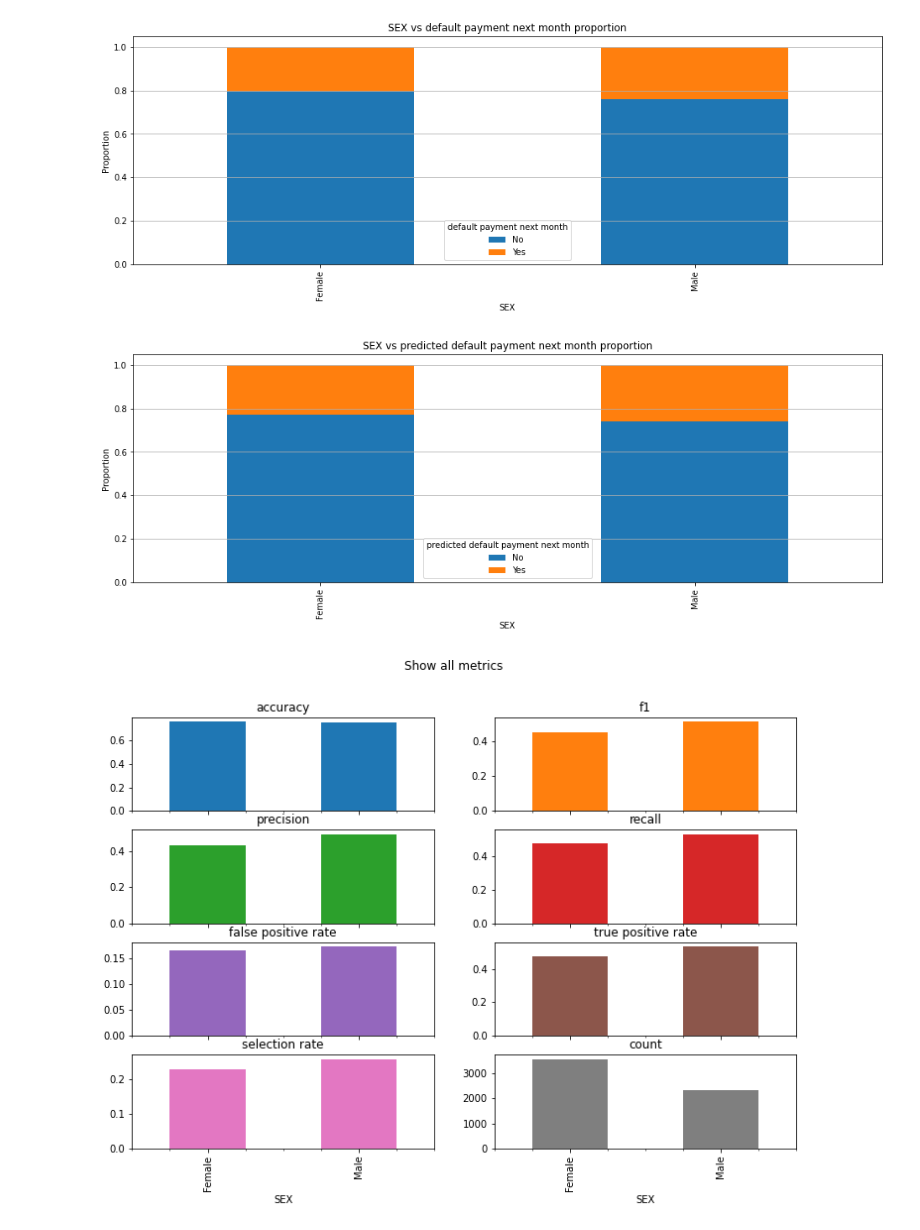
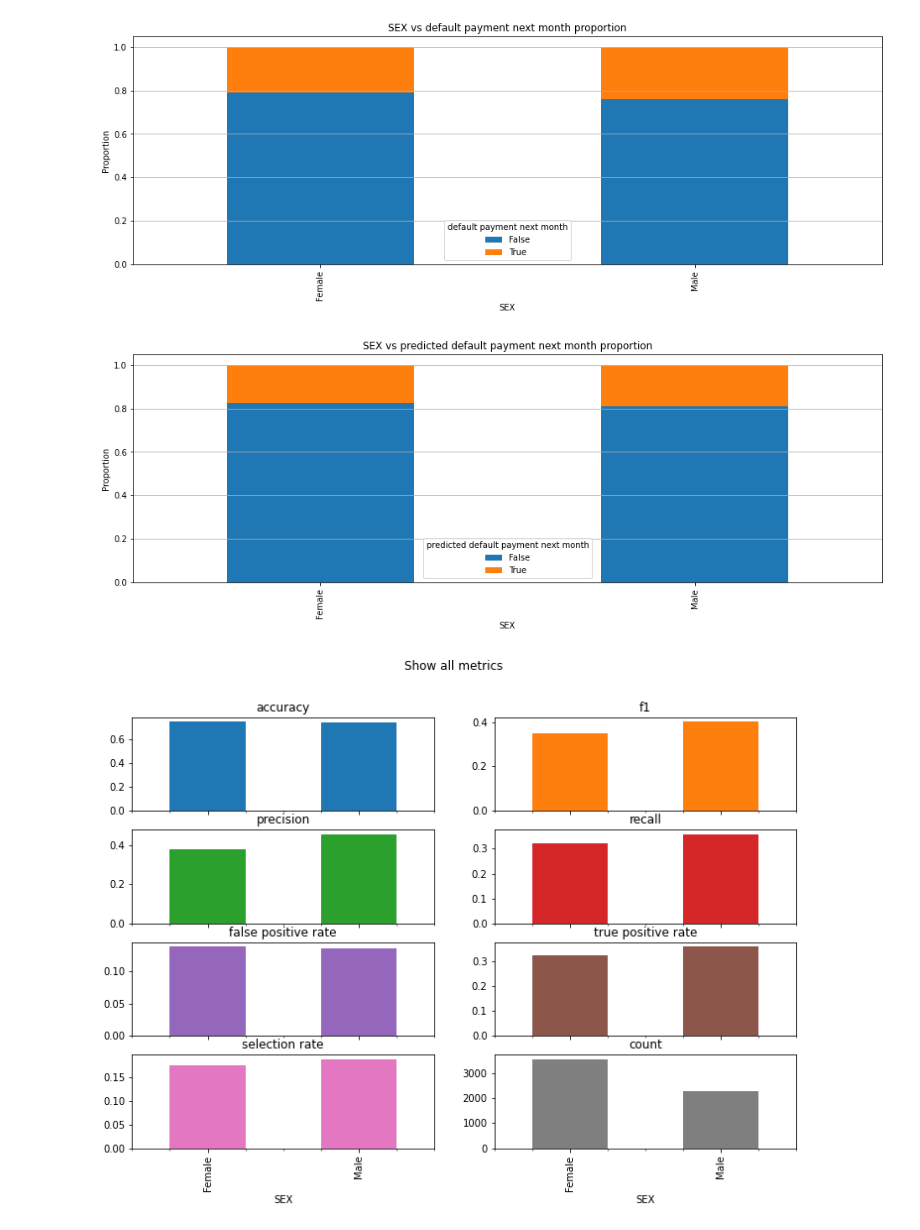
Before and after one commit to Mary-Ezi/fairness_ml_project, a Jupyter notebook: credit_card_ml.ipynb, the cells around one changed output. Cells and saved outputs as stored; diff of their text form; code cells hidden in the pictures.

```diff
--- a/credit_card_ml.ipynb
+++ b/credit_card_ml.ipynb
@@ -74,17 +37,33 @@ dataset = data.drop(columns=CATEGORICAL_COLUMNS + IGNORE_COLUMNS)
 # %%
 # Split the data into train and test
-train, test = train_test_split(dataset, test_size=0.2, random_state=seed)
+train, test = train_test_split(file_dataframe, test_size=0.2, random_state=seed)
+
+def min_max_scaling(dataframe):
+    scaler = MinMaxScaler()
+    for i in NUMERICAL_COLUMNS:
+        dataframe[i] = scaler.fit_transform(dataframe[[i]])
+    return dataframe
+train = min_max_scaling(train)
+test = min_max_scaling(test)
+
+# def standard_scaling(dataframe):
+#     scaler = StandardScaler()
+#     for i in NUMERICAL_COLUMNS:
+#         dataframe[i] = scaler.fit_transform(dataframe[[i]])
+#     return dataframe
+# train = standard_scaling(train)
+# test = standard_scaling(test)
 
 # Prepare train set's features and labels
 X = train.drop(columns=[LABEL_COLUMN]).to_numpy()
-Y = train[LABEL_COLUMN].to_numpy().astype('int')
+Y = train[LABEL_COLUMN].to_numpy().astype(bool)
 
 # Prepare test set's features and labels
 X_test = test.drop(columns=[LABEL_COLUMN]).to_numpy()
-Y_test = test[LABEL_COLUMN].to_numpy().astype('int')
+Y_test = test[LABEL_COLUMN].to_numpy().astype(bool)
 
 # Calculate negative positive ratio
-negative_positive_ratio = sum(dataset[LABEL_COLUMN] == 0) / sum(dataset[LABEL_COLUMN] == 1)
+negative_positive_ratio = sum(file_dataframe[LABEL_COLUMN] == 0) / sum(file_dataframe[LABEL_COLUMN] == 1)
 
 # Define the classifiers
 classifiers = [
@@ -102,7 +81,7 @@ hyperparameters = [
 ]
 
 # Define the crosss validation strategy
-cv = KFold(n_splits=10)
+# cv = KFold(n_splits=10)
 
 # Metrics Results
 metrics_result = []
@@ -117,7 +96,7 @@ for i in range(len(classifiers)):
     hp = hyperparameters[i]
 
     # Define the hyperparameter search strategy and find the best model accordingly
-    clf = RandomizedSearchCV(classifier, hp, n_iter=30, scoring ='roc_auc', cv=cv, n_jobs=-1, verbose=0)
+    clf = RandomizedSearchCV(classifier, hp, n_iter=30, scoring ='roc_auc', n_jobs=-1, verbose=0)
     search = clf.fit(X, Y)
     best_model = clf.best_estimator_
 
@@ -164,13 +143,12 @@ Y_pred = best_Y_pred
 PRED_COLUMN = 'predicted '+ LABEL_COLUMN
 preds = pd.DataFrame(Y_pred, columns=[PRED_COLUMN])
 
-_, gold_data = train_test_split(data, test_size=0.2, random_state=seed)
+file_dataframe = pd.concat([file_dataframe, categorical_columns_df], axis=1)
+
+_, gold_data = train_test_split(file_dataframe, test_size=0.2, random_state=seed)
 gold_data.reset_index(drop=True, inplace=True)
-gold_data[LABEL_COLUMN].loc[gold_data[LABEL_COLUMN] == 0] = 'No'
-gold_data[LABEL_COLUMN].loc[gold_data[LABEL_COLUMN] == 1] = 'Yes'
-
+gold_data[LABEL_COLUMN].replace({0 : False, 1: True}, inplace=True)
 gold_data.AGE = gold_data.AGE // 10 * 10
 
 pred_data = pd.concat([gold_data, preds], axis=1)
-pred_data[PRED_COLUMN].loc[pred_data[PRED_COLUMN] == 0] = 'No'
-pred_data[PRED_COLUMN].loc[pred_data[PRED_COLUMN] == 1] = 'Yes'
+pred_data[PRED_COLUMN].replace({0 : False, 1: True}, inplace=True)
@@ -202,8 +175,7 @@ def draw_fairlearn_figure(Y_test, Y_pred, data):
         title="Show all metrics",
     )
 # %%
-columns = ['SEX', 'EDUCATION', 'MARRIAGE']
-for col in columns:
+for col in BIAS_COLUMNS:
     plotOccurence(gold_data, col, LABEL_COLUMN)
     plotOccurence(pred_data, col, PRED_COLUMN)
     plotProportion(gold_data, col, LABEL_COLUMN)
@@ -215,3 +187,3 @@ for col in columns:
 [figure]
-[figure, old version]
+[figure, new version]
-[figure, old version]
+[figure, new version]
```
Also changed, not shown: parts of 6 cells of this notebook, 25 other files.
